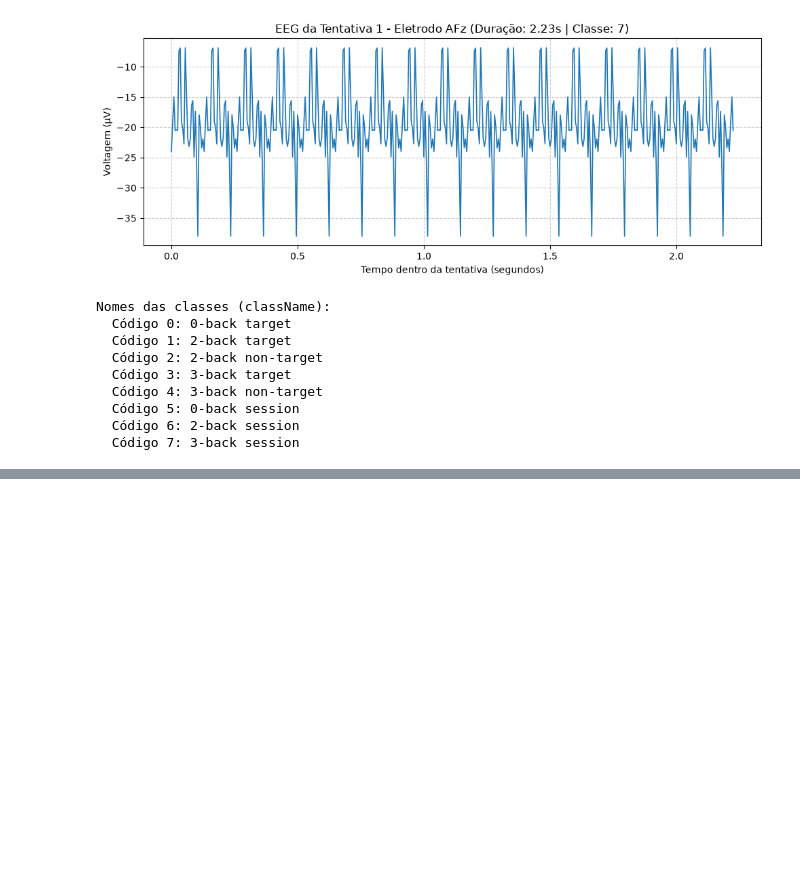
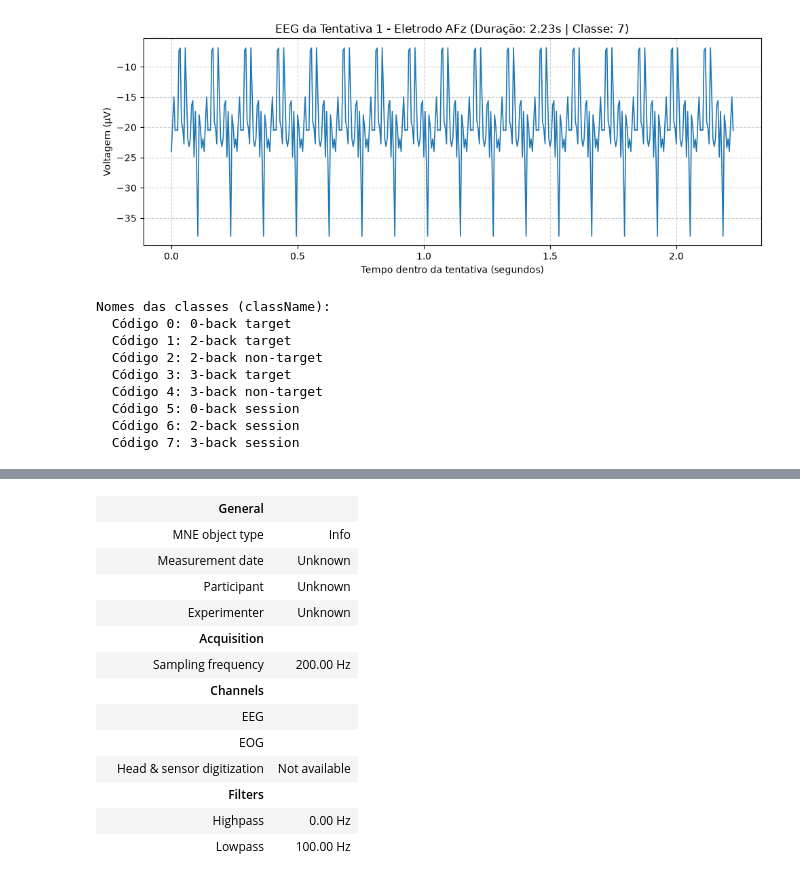
Before and after one commit to BorniaPedro/topicos-especiais, a Jupyter notebook: paciente.ipynb, the cells around one changed output, grey strips where cells are left out. Saved outputs shown, nothing was run; the diff lists cells and outputs as text; code cells hidden in the pictures; blank space fills up the shorter version.

```diff
--- a/paciente.ipynb
+++ b/paciente.ipynb
@@ -122,0 +160,28 @@ Nomes das classes (className):
+# %%
+import mne
+
+ch_names = channels
+n_channels = len(ch_names)
+sfreq = int(fs)
+
+# HEOG e VEOG são eletrodos oculares (eog), os outros 28 são de EEG
+ch_types = ['eeg' if ch not in ['HEOG', 'VEOG'] else 'eog' for ch in ch_names]
+
+# Cria o objeto MNE
+info = mne.create_info(ch_names=ch_names, sfreq=sfreq, ch_types=ch_types)
+info
+# %% [output]
+|  | General |  |
+|  | MNE object type | Info |
+|  | Measurement date | Unknown |
+|  | Participant | Unknown |
+|  | Experimenter | Unknown |
+|  | Acquisition |  |
+|  | Sampling frequency | 200.00 Hz |
+|  | Channels |  |
+|  | EEG |  |
+|  | EOG |  |
+|  | Head & sensor digitization | Not available |
+|  | Filters |  |
+|  | Highpass | 0.00 Hz |
+|  | Lowpass | 100.00 Hz |
```
Also changed, not shown: parts of 2 cells of this notebook, 3 other files.
